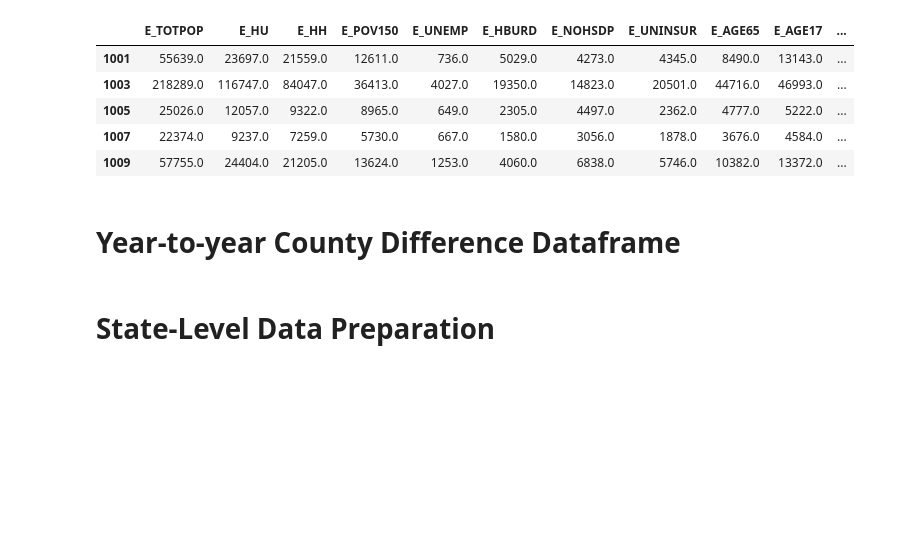
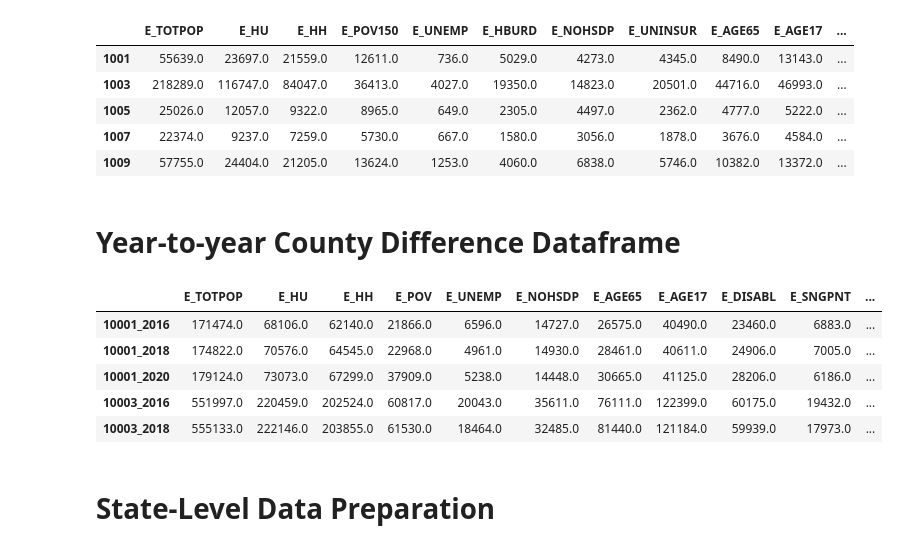
Before and after one commit to alex-keigley/Investigating-SVI-and-Heart-Related-Deaths, a Jupyter notebook: data-preparation.ipynb, the cells around one changed output. Cells and saved outputs as stored; diff of their text form; code cells hidden in the pictures; blank space fills up the shorter version.

Commit message:
added risk categories

```diff
--- a/data-preparation.ipynb
+++ b/data-preparation.ipynb
@@ -331,11 +332,31 @@ comb_2020.set_index(comb_2020.index.astype(str) + '_2020', inplace=True)
 # combine dataframes to create final df to be used for ML
 machine_learning_df = pd.concat([comb_2016, comb_2018, comb_2020])
 
+# label risk categories
+risk_conditions = [
+    (machine_learning_df['C-Deaths per 100,000 Population'] < -49.7),   # low risk - 0
+    (machine_learning_df['C-Deaths per 100,000 Population'] >= -49.7) & (machine_learning_df['C-Deaths per 100,000 Population'] <= 65.9),   # standard risk - 1
+    (machine_learning_df['C-Deaths per 100,000 Population'] > 65.9)     # high risk - 2
+]
+
+risk_values = [0, 1, 2]
+
+machine_learning_df['Risk Category'] = np.select(risk_conditions, risk_values)
+
 # clean, sort, and save csv
 machine_learning_df.dropna(inplace=True)
 machine_learning_df.sort_index(inplace=True)
 
 machine_learning_df.to_csv('./data/machine-learning.csv')
+# %%
+machine_learning_df.head()
+# %% [output]
+|  | E_TOTPOP | E_HU | E_HH | E_POV | E_UNEMP | E_NOHSDP | E_AGE65 | E_AGE17 | E_DISABL | E_SNGPNT | ... |
+| 10001_2016 | 171474.0 | 68106.0 | 62140.0 | 21866.0 | 6596.0 | 14727.0 | 26575.0 | 40490.0 | 23460.0 | 6883.0 | ... |
+| 10001_2018 | 174822.0 | 70576.0 | 64545.0 | 22968.0 | 4961.0 | 14930.0 | 28461.0 | 40611.0 | 24906.0 | 7005.0 | ... |
+| 10001_2020 | 179124.0 | 73073.0 | 67299.0 | 37909.0 | 5238.0 | 14448.0 | 30665.0 | 41125.0 | 28206.0 | 6186.0 | ... |
+| 10003_2016 | 551997.0 | 220459.0 | 202524.0 | 60817.0 | 20043.0 | 35611.0 | 76111.0 | 122399.0 | 60175.0 | 19432.0 | ... |
+| 10003_2018 | 555133.0 | 222146.0 | 203855.0 | 61530.0 | 18464.0 | 32485.0 | 81440.0 | 121184.0 | 59939.0 | 17973.0 | ... |
 # %% [markdown]
 # State-Level Data Preparation
 # %% [markdown]
```
Also changed, not shown: parts of 1 cell of this notebook, 3 other files.
